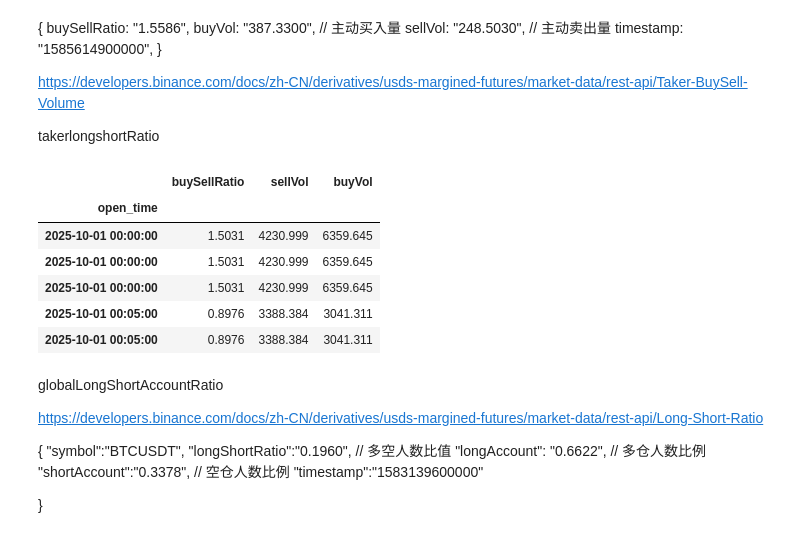
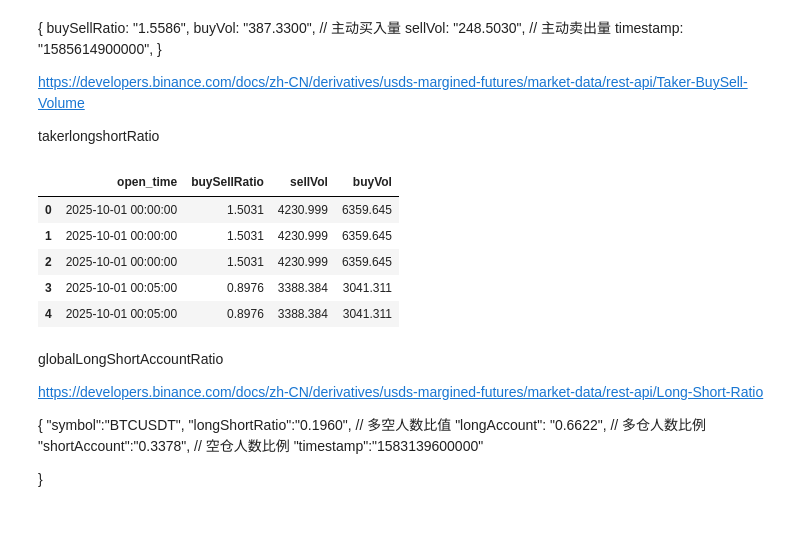
Before and after one commit to aamingaa/crypto-workstation-v2, a Jupyter notebook: deal_data.ipynb, the cells around one changed output. Cells and saved outputs as stored; diff of their text form; code cells hidden in the pictures.

```diff
--- a/deal_data.ipynb
+++ b/deal_data.ipynb
@@ -377,23 +336,12 @@ endTime	LONG	NO
 	      "timestamp":"1583139600000"
     }
 # %%
-start_date = '2025-10-01'
-end_date = '2025-11-01'
-date_range_list = _generate_date_range(start_date=start_date, end_date=end_date, read_frequency=DataFrequency.MONTHLY)
-dir = '/Users/aming/data/ETHUSDT'
-path = 'topLongShortAccountRatio'
-df_list = []
+top_account_ratio_df_list = []
 
 for date_str in date_range_list:
-    df = pd.read_csv(f'{dir}/{path}/{path}_{date_str}.csv')
-    df_list.append(df)
+    df = pd.read_csv(f'{dir}/topLongShortAccountRatio/topLongShortAccountRatio_{date_str}.csv')
+    top_account_ratio_df_list.append(df)
 
-df = pd.concat(df_list)
-df['open_time'] = pd.to_datetime(df['open_time'], unit='ns')
-# df.sort_values(by='open_time', ascending=True, inplace=True)
-df.set_index('open_time', inplace=True)
-df.index = pd.to_datetime(df.index)
-df.sort_index(inplace=True)
-df
-# df['buySellRatio'].plot()
+top_account_ratio_df = pd.concat(top_account_ratio_df_list)
+top_account_ratio_df.head(100)
 # %% [output]
@@ -423,32 +417,21 @@ https://developers.binance.com/docs/zh-CN/derivatives/usds-margined-futures/mark
 
 takerlongshortRatio
 # %%
-start_date = '2025-10-01'
-end_date = '2025-11-01'
-date_range_list = _generate_date_range(start_date=start_date, end_date=end_date, read_frequency=DataFrequency.MONTHLY)
-dir = '/Users/aming/data/ETHUSDT'
-takerlongshortRatioPath = 'takerlongshortRatio'
-df_list = []
+taker_long_short_ratio_df_list = []
 
 for date_str in date_range_list:
-    df = pd.read_csv(f'{dir}/{takerlongshortRatioPath}/{takerlongshortRatioPath}_{date_str}.csv')
-    df_list.append(df)
+    df = pd.read_csv(f'{dir}/takerlongshortRatio/takerlongshortRatio_{date_str}.csv')
+    taker_long_short_ratio_df_list.append(df)
 
-df = pd.concat(df_list)
-# df.sort_values(by='open_time', ascending=True, inplace=True)
-df.set_index('open_time', inplace=True)
-df.index = pd.to_datetime(df.index)
-df.sort_index(inplace=True)
-df.head()
-# df['buySellRatio'].plot()
+taker_long_short_ratio_df = pd.concat(taker_long_short_ratio_df_list)
+taker_long_short_ratio_df.head()
 # %% [output]
-|  | buySellRatio | sellVol | buyVol |
-| open_time |  |  |  |
-| 2025-10-01 00:00:00 | 1.5031 | 4230.999 | 6359.645 |
-| 2025-10-01 00:00:00 | 1.5031 | 4230.999 | 6359.645 |
-| 2025-10-01 00:00:00 | 1.5031 | 4230.999 | 6359.645 |
-| 2025-10-01 00:05:00 | 0.8976 | 3388.384 | 3041.311 |
-| 2025-10-01 00:05:00 | 0.8976 | 3388.384 | 3041.311 |
+|  | open_time | buySellRatio | sellVol | buyVol |
+| 0 | 2025-10-01 00:00:00 | 1.5031 | 4230.999 | 6359.645 |
+| 1 | 2025-10-01 00:00:00 | 1.5031 | 4230.999 | 6359.645 |
+| 2 | 2025-10-01 00:00:00 | 1.5031 | 4230.999 | 6359.645 |
+| 3 | 2025-10-01 00:05:00 | 0.8976 | 3388.384 | 3041.311 |
+| 4 | 2025-10-01 00:05:00 | 0.8976 | 3388.384 | 3041.311 |
 # %% [markdown]
 globalLongShortAccountRatio
 
```
Also changed, not shown: parts of 9 cells of this notebook, 7 other files.
